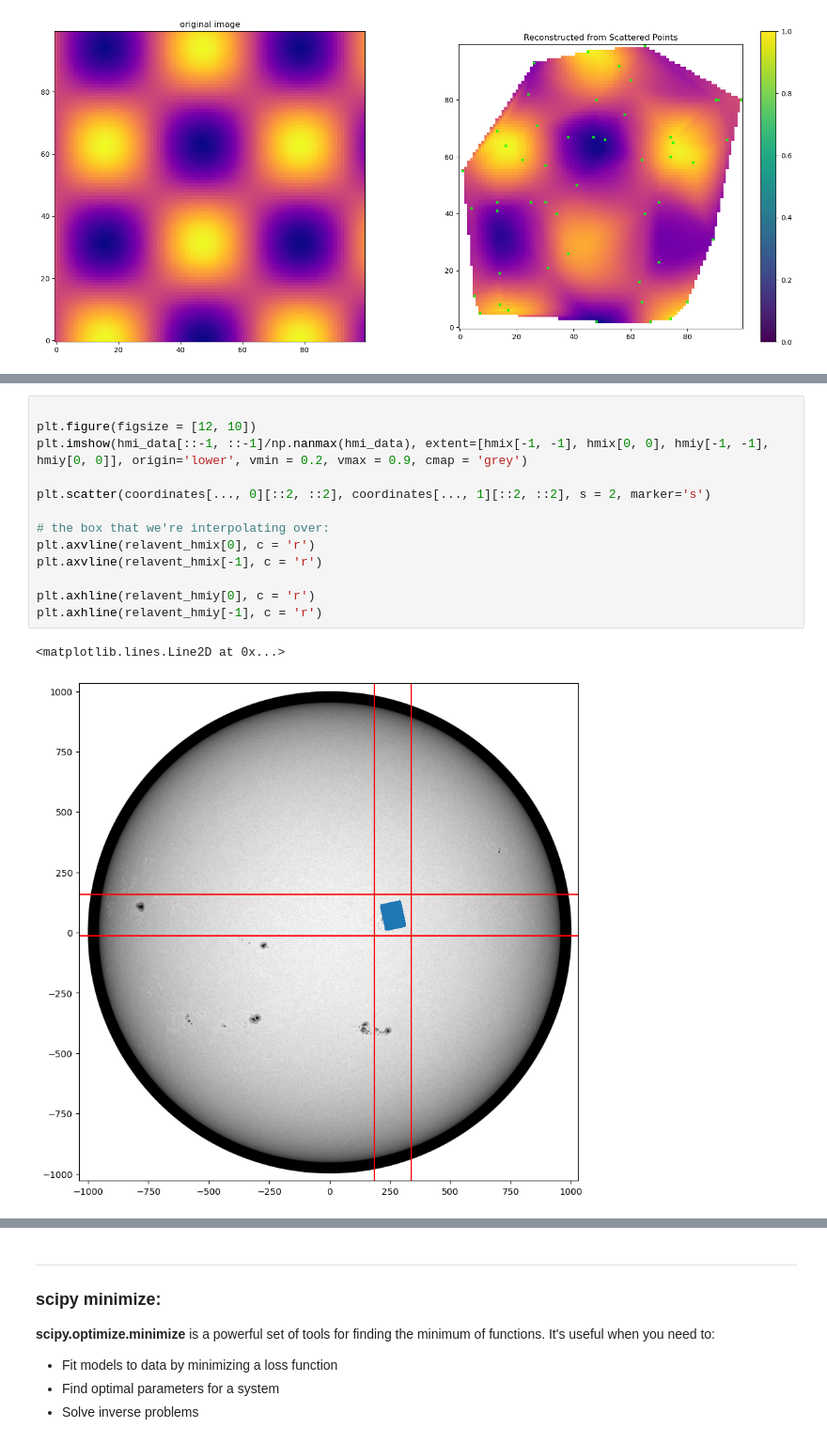
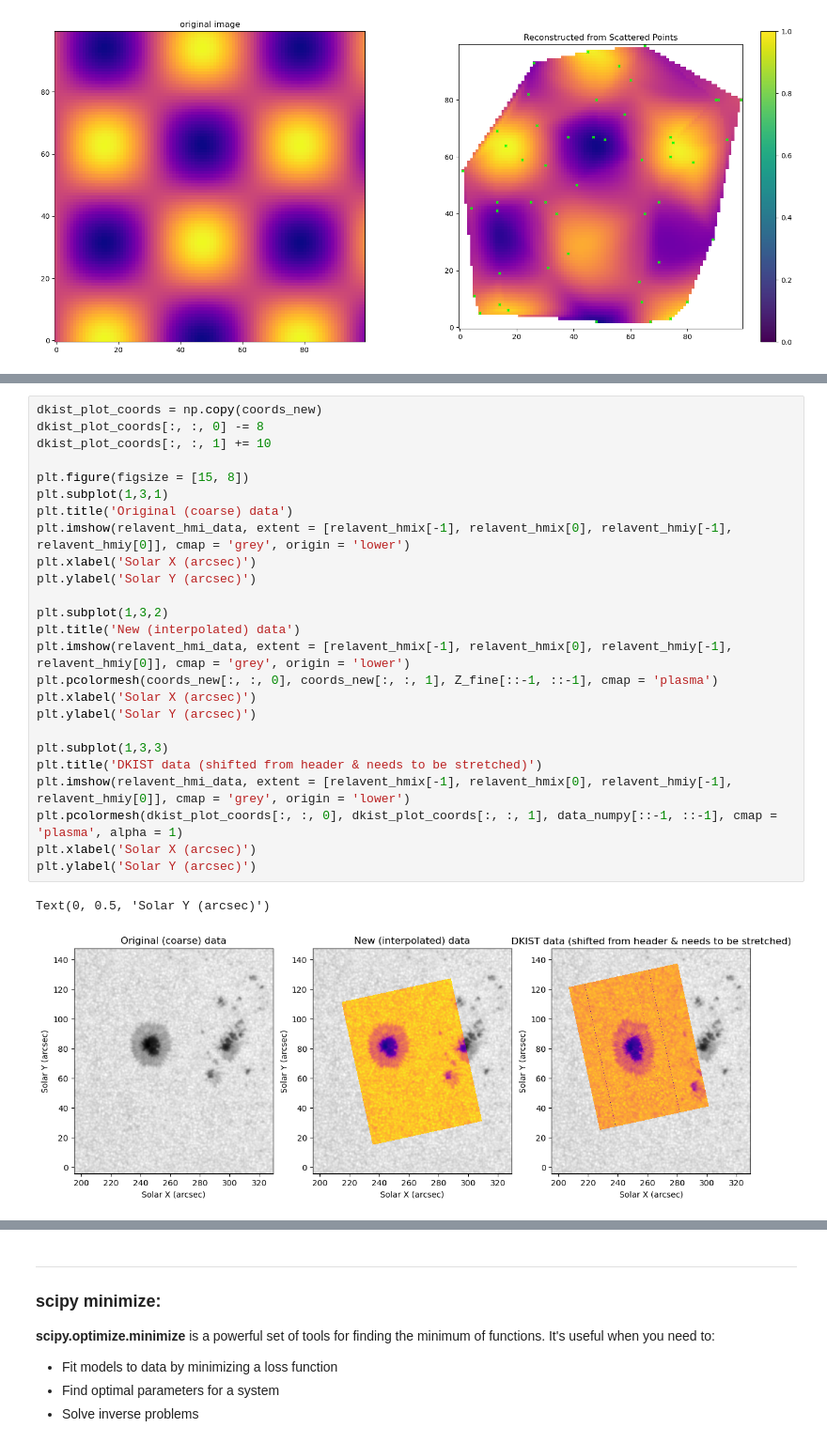
Before and after one commit to jameswcrowley/summer2026_mentoring, a Jupyter notebook: package_tutorial.ipynb, the cells around one changed output, grey strips where cells are left out. Shown at 94% size. Saved outputs shown, nothing was run; the diff lists cells and outputs as text.

Commit message:
Removed some hard coded, cleaned up and updated the DKIST interpolation example.

```diff
--- a/package_tutorial.ipynb
+++ b/package_tutorial.ipynb
@@ -571,16 +656,28 @@ relevant_hmi_grid[..., 1] = relavent_hmix[None, :]
 # %%
+dkist_plot_coords = np.copy(coords_new)
+dkist_plot_coords[:, :, 0] -= 8
+dkist_plot_coords[:, :, 1] += 10
 
-plt.figure(figsize = [12, 10])
-plt.imshow(hmi_data[::-1, ::-1]/np.nanmax(hmi_data), extent=[hmix[-1, -1], hmix[0, 0], hmiy[-1, -1], hmiy[0, 0]], origin='lower', vmin = 0.2, vmax = 0.9, cmap = 'grey')
+plt.figure(figsize = [15, 8])
+plt.subplot(1,3,1)
+plt.title('Original (coarse) data')
+plt.imshow(relavent_hmi_data, extent = [relavent_hmix[-1], relavent_hmix[0], relavent_hmiy[-1], relavent_hmiy[0]], cmap = 'grey', origin = 'lower')
+plt.xlabel('Solar X (arcsec)')
+plt.ylabel('Solar Y (arcsec)')
 
-plt.scatter(coordinates[..., 0][::2, ::2], coordinates[..., 1][::2, ::2], s = 2, marker='s')
+plt.subplot(1,3,2)
+plt.title('New (interpolated) data')
+plt.imshow(relavent_hmi_data, extent = [relavent_hmix[-1], relavent_hmix[0], relavent_hmiy[-1], relavent_hmiy[0]], cmap = 'grey', origin = 'lower')
+plt.pcolormesh(coords_new[:, :, 0], coords_new[:, :, 1], Z_fine[::-1, ::-1], cmap = 'plasma')
+plt.xlabel('Solar X (arcsec)')
+plt.ylabel('Solar Y (arcsec)')
 
-# the box that we're interpolating over:
-plt.axvline(relavent_hmix[0], c = 'r')
-plt.axvline(relavent_hmix[-1], c = 'r')
-
-plt.axhline(relavent_hmiy[0], c = 'r')
-plt.axhline(relavent_hmiy[-1], c = 'r')
+plt.subplot(1,3,3)
+plt.title('DKIST data (shifted from header & needs to be stretched)')
+plt.imshow(relavent_hmi_data, extent = [relavent_hmix[-1], relavent_hmix[0], relavent_hmiy[-1], relavent_hmiy[0]], cmap = 'grey', origin = 'lower')
+plt.pcolormesh(dkist_plot_coords[:, :, 0], dkist_plot_coords[:, :, 1], data_numpy[::-1, ::-1], cmap = 'plasma', alpha = 1)
+plt.xlabel('Solar X (arcsec)')
+plt.ylabel('Solar Y (arcsec)')
 # %% [output]
-<matplotlib.lines.Line2D at 0x...>
+Text(0, 0.5, 'Solar Y (arcsec)')
-[figure, old version]
+[figure, new version]
```
Also changed, not shown: parts of 4 cells of this notebook, 1 other file.
